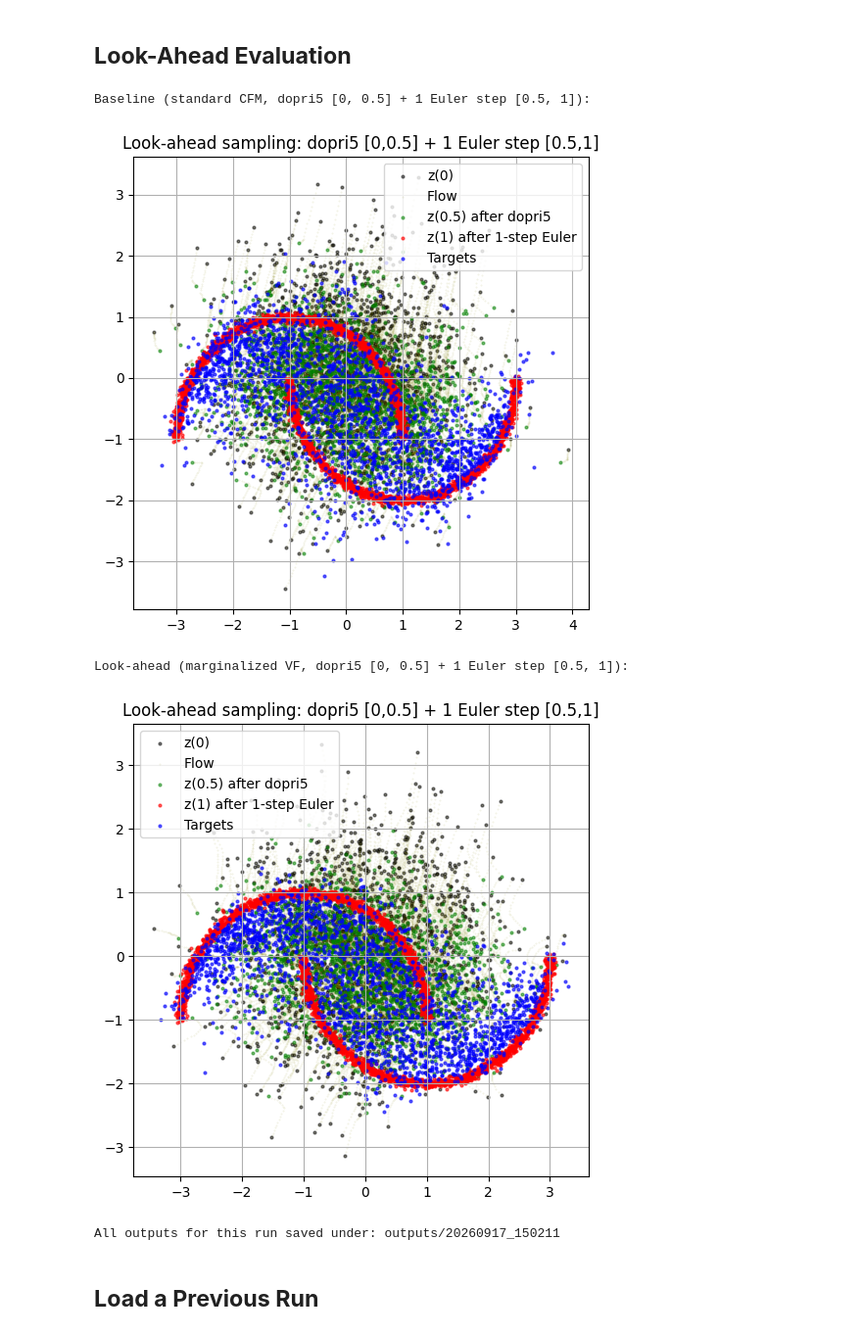
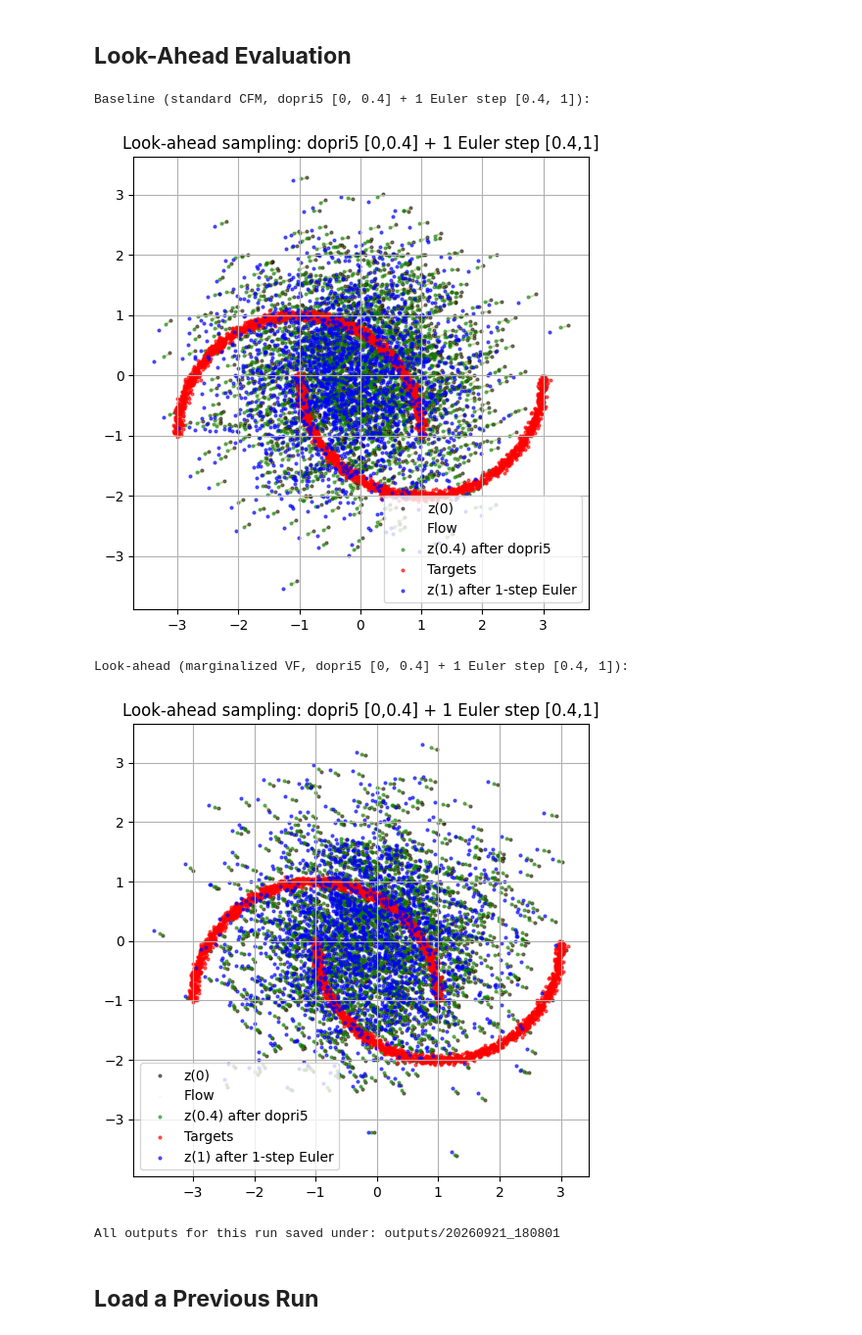
Before and after one commit to mohammadYg/diffusion_policy, a Jupyter notebook: diffusion_policy/CFM/example/2D/test_novel_flow3.ipynb, the cells around one changed output. Shown at 98% size. Drawn from its saved outputs; the diff is of its cells as text; code cells hidden in the pictures.

```diff
--- a/diffusion_policy/CFM/example/2D/test_novel_flow3.ipynb
+++ b/diffusion_policy/CFM/example/2D/test_novel_flow3.ipynb
@@ -844,8 +882,7 @@ for vf_batch_size in VF_BATCH_SIZES:
     global_step = 0
 
     model = Unet1D(**MODEL_KWARGS)
-
-    ema_model = copy.deepcopy(model)
+    model.to(device)
     optimizer = torch.optim.Adam(model.parameters())
     lr_scheduler = get_scheduler(
         "cosine",
@@ -854,22 +891,23 @@ for vf_batch_size in VF_BATCH_SIZES:
         num_training_steps=TRAINING_UPDATES,
         last_epoch=-1,
     )
-
-    model.to(device)
-    if ema_model is not None:
-        ema_model.to(device)
     optimizer_to(optimizer, device)
 
+    # EMAModel deep-copies `model` internally into `ema.averaged_model` --
+    # that's the object `ema.step(model)` actually updates. A separate
+    # `ema_model = copy.deepcopy(model)` passed in here would NOT be the
+    # same object and would never be touched by `ema.step()`, silently
+    # staying at its random initialization forever.
     ema = EMAModel(
-        model=ema_model,
+        model=model,
         update_after_step=0,
         inv_gamma=1.0,
         power=0.75,
         min_value=0.0,
         max_value=0.9999,
+        device=device,
     )
 
-    cond = torch.zeros(batch_size, 2, device=device)
     MSE = torch.nn.MSELoss()
 
     training_steps = []
@@ -928,7 +966,7 @@ for vf_batch_size in VF_BATCH_SIZES:
             x_t = out.x_t.to(device)
             u_t = out.dx_t.to(device)
 
-            vt_pred = model(x_t, t, global_cond=cond)
+            vt_pred = model(x_t, t)
             loss = MSE(vt_pred, u_t)
 
             optimizer.zero_grad(set_to_none=True)
@@ -954,13 +992,15 @@ for vf_batch_size in VF_BATCH_SIZES:
             # at the start/end of training whenever INFERENCE_CUTOFF < 1.0 --
             # at exactly 1.0 there's no time left for a second stage, so
             # `sample_two_stage` would get a degenerate [1.0, 1.0] interval.
+            # Evaluation always uses the EMA weights (ema.averaged_model),
+            # not the raw model.
             is_full_range = TRAIN_TIME_CUTOFF >= 1.0
             is_ntest_step = is_full_range and (global_step % NTESTS == 0 or global_step == 1)
             is_plot_step = global_step == 1 or global_step == TRAINING_UPDATES
             if is_ntest_step or is_plot_step:
-                model.eval()
+                ema.averaged_model.eval()
                 with torch.no_grad():
-                    vector_field = CFMVectorField(model)
+                    vector_field = CFMVectorField(ema.averaged_model)
                     solver = ODESolver(vector_field)
 
                     # if is_ntest_step:
@@ -1002,7 +1042,7 @@ for vf_batch_size in VF_BATCH_SIZES:
                                 ),
                             )
 
-                model.train()
+                ema.averaged_model.train()
 
     # Save results for this experiment
     results[vf_batch_size] = {
@@ -1017,14 +1057,14 @@ for vf_batch_size in VF_BATCH_SIZES:
         os.path.join(run_dir, f"results_vfbs_{vf_batch_size}.pt"),
     )
 
-    # Save the trained weights so this run can be reloaded later (see the
-    # "Load a previous run" cell) without retraining.
+    # Save the EMA weights (not the raw model) so this run can be reloaded
+    # later (see the "Load a previous run" cell) without retraining.
     torch.save(
-        model.state_dict(),
+        ema.averaged_model.state_dict(),
         os.path.join(run_dir, f"model_vfbs_{vf_batch_size}.pt"),
     )
 
-    trained_models[vf_batch_size] = model
+    trained_models[vf_batch_size] = ema.averaged_model
     print(f"Finished VF batch size = {vf_batch_size}")
 
 # ---------- Plotting ----------
@@ -1085,7 +1125,7 @@ lookahead_solver = ODESolver(CFMVectorField(lookahead_model))
 baseline_model.eval()
 lookahead_model.eval()
 
-INFERENCE_CUTOFF = 0.5
+INFERENCE_CUTOFF = 0.4
 is_full_range = INFERENCE_CUTOFF >= 1.0
 
 with torch.no_grad():
@@ -1110,38 +1150,38 @@ with torch.no_grad():
 
     if INFERENCE_CUTOFF < 1.0:
         print(
             f"Baseline (standard CFM, dopri5 [0, {INFERENCE_CUTOFF}] "
             f"+ 1 Euler step [{INFERENCE_CUTOFF}, 1]):"
         )
         plot_lookahead_trajectories(
             baseline_solver,
             test_data,
             test_size,
             INFERENCE_CUTOFF,
             device=device,
             savepath=os.path.join(run_dir, "final_lookahead_baseline.png"),
         )
 
         print(
             f"Look-ahead (marginalized VF, dopri5 [0, {INFERENCE_CUTOFF}] "
             f"+ 1 Euler step [{INFERENCE_CUTOFF}, 1]):"
         )
         plot_lookahead_trajectories(
             lookahead_solver,
             test_data,
             test_size,
             INFERENCE_CUTOFF,
             device=device,
             savepath=os.path.join(run_dir, "final_lookahead_marginalized.png"),
         )
 
 print(f"\nAll outputs for this run saved under: {run_dir}")
 # %% [output]
-Baseline (standard CFM, dopri5 [0, 0.5] + 1 Euler step [0.5, 1]):
+Baseline (standard CFM, dopri5 [0, 0.4] + 1 Euler step [0.4, 1]):
-[figure, old version]
+[figure, new version]
-Look-ahead (marginalized VF, dopri5 [0, 0.5] + 1 Euler step [0.5, 1]):
+Look-ahead (marginalized VF, dopri5 [0, 0.4] + 1 Euler step [0.4, 1]):
-[figure, old version]
+[figure, new version]
-All outputs for this run saved under: outputs/20260917_150211
+All outputs for this run saved under: outputs/20260921_180801
 # %% [markdown]
 ## **Load a Previous Run**
 # %%
```
Also changed, not shown: parts of 6 cells of this notebook.
